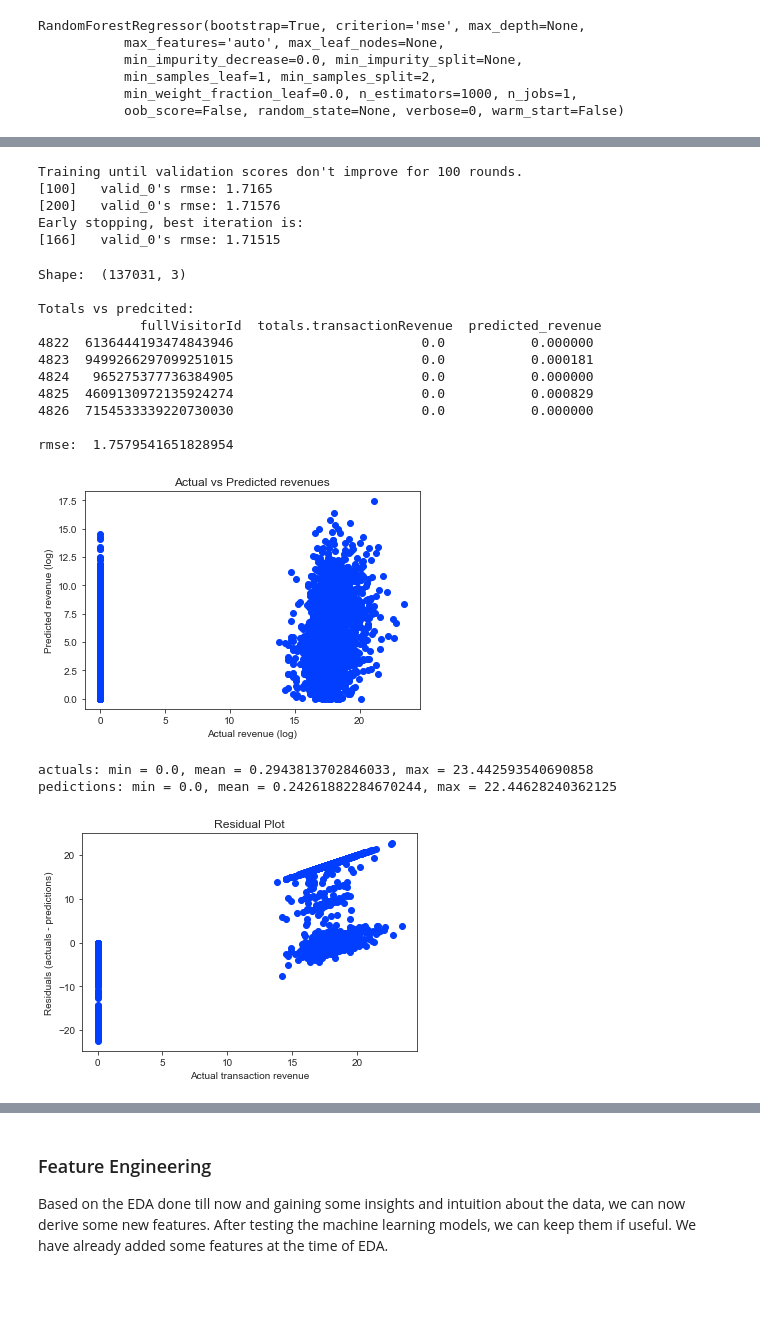
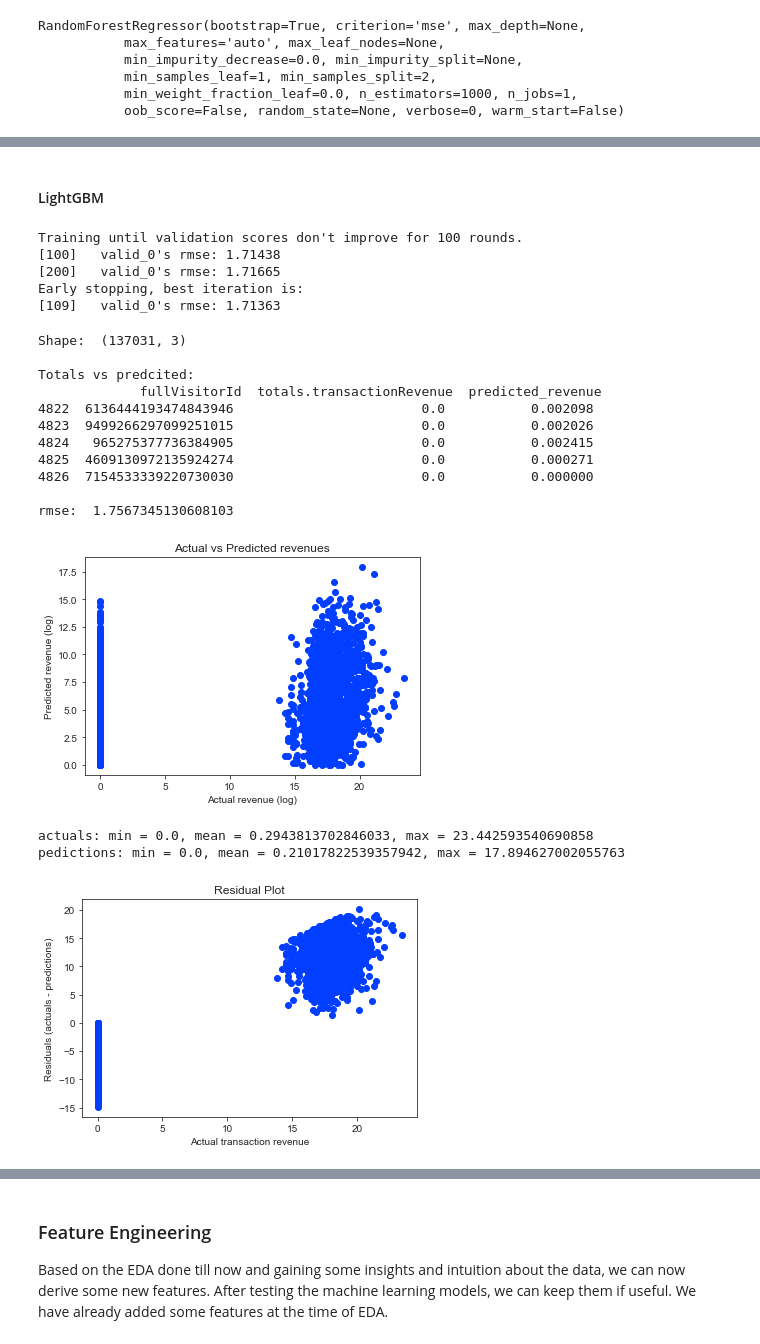
Before and after one commit to NehaJain18/DataScience, a Jupyter notebook: Capstone_Second/ml-modeling/FeatureEngineering_Modeling.ipynb, the cells around one changed output, grey strips where cells are left out. Drawn from its saved outputs; the diff is of its cells as text; code cells hidden in the pictures; blank space fills up the shorter version.

```diff
--- a/Capstone_Second/ml-modeling/FeatureEngineering_Modeling.ipynb
+++ b/Capstone_Second/ml-modeling/FeatureEngineering_Modeling.ipynb
@@ -513,7 +617,8 @@ RandomForestRegressor(bootstrap=True, criterion='mse', max_depth=None,
            min_weight_fraction_leaf=0.0, n_estimators=1000, n_jobs=1,
            oob_score=False, random_state=None, verbose=0, warm_start=False)
 # %%
-rf_acts, rf_preds = evaluate_model(rf.predict(X_basic_test), y_basic_test, X_basic_test, train_df)
+rmse,_,_ = evaluate_model(rf.predict(X_basic_test), y_basic_test, X_basic_test, train_df)
+results_dict["Random Forest"] = (rmse, "Random Forest with only 10K training rows")
 # %% [output]
 Shape:  (137031, 3)
 
@@ -546,5 +660,5 @@ xgb = xgb.XGBRegressor(
 # %%
-xgb.fit(X_basic_train[0:10000],y_basic_train[0:10000],eval_metric='rmse')
+xgb_reg.fit(X_basic_train[0:10000],y_basic_train[0:10000],eval_metric='rmse')
 # %% [output]
 XGBRegressor(base_score=0.5, booster='gbtree', colsample_bylevel=1,
        colsample_bytree=0.8, gamma=0, learning_rate=0.1, max_delta_step=0,
@@ -572,0 +669,3 @@ pedictions: min = 0.0, mean = 0.24261882284670244, max = 22.44628240362125
+# %%
+rmse,_,_ = evaluate_model(xgb_reg.predict(X_basic_test), y_basic_test, X_basic_test, train_df)
+results_dict["XGB"] = (rmse, "XGBoost Regressor with only 10K training rows. Params are (learning_rate=0.1, n_estimators=1000, max_depth=5, min_child_weight=1, gamma=0, subsample=0.8, colsample_bytree=0.8, objective='reg:linear', nthread=4, scale_pos_weight=1, seed=19)")
@@ -573,3 +688,5 @@ pedictions: min = 0.0, mean = 0.24261882284670244, max = 22.44628240362125
+# %% [markdown]
+#### LightGBM
 # %%
 # custom function to run light gbm model
 # might try with a different validation set, not doing because we have extra test set file for submission
@@ -577,19 +694,19 @@ def run_lgb(train_X, train_y, val_X, val_y):
     params = {
         "objective" : "regression",
         "metric" : "rmse",
-        "num_leaves" : 30,
-        "min_child_samples" : 100,
-        "learning_rate" : 0.1,
-        "bagging_fraction" : 0.7,
-        "feature_fraction" : 0.5,
-        "bagging_frequency" : 5,
-        "bagging_seed" : 2018,
+#         "num_leaves" : 30,
+#         "min_child_samples" : 100,
+#         "learning_rate" : 0.1,
+#         "bagging_fraction" : 0.7,
+#         "feature_fraction" : 0.5,
+#         "bagging_frequency" : 5,
+#         "bagging_seed" : 2018,
         "verbosity" : -1
     }
 
     lgtrain = lgb.Dataset(train_X, label=train_y)
     lgval = lgb.Dataset(val_X, label=val_y)
-    model = lgb.train(params, lgtrain, 1000, valid_sets=[lgval], early_stopping_rounds=100, verbose_eval=100)
+    model = lgb.train(params, lgtrain, 10000, valid_sets=[lgval], early_stopping_rounds=100, verbose_eval=100)
 
     pred_val_y = model.predict(val_X, num_iteration=model.best_iteration)
     return model, pred_val_y
@@ -598,28 +715,29 @@ def run_lgb(train_X, train_y, val_X, val_y):
 lgb_model, pred_val_lgb = run_lgb(X_basic_train, y_basic_train, X_basic_test, y_basic_test)
 # %% [output]
 Training until validation scores don't improve for 100 rounds.
-[100]   valid_0's rmse: 1.7165
-[200]   valid_0's rmse: 1.71576
+[100]   valid_0's rmse: 1.71438
+[200]   valid_0's rmse: 1.71665
 Early stopping, best iteration is:
-[166]   valid_0's rmse: 1.71515
+[109]   valid_0's rmse: 1.71363
 # %%
-lgb_acts, lgb_preds = evaluate_model(pred_val_lgb, y_basic_test, X_basic_test, train_df)
+rmse, lgb_acts, lgb_preds = evaluate_model(pred_val_lgb, y_basic_test, X_basic_test, train_df)
+results_dict["LightGBM"] = (rmse, 'LightGBM with basic features and default params')
 # %% [output]
 Shape:  (137031, 3)
 
 Totals vs predcited:
              fullVisitorId  totals.transactionRevenue  predicted_revenue
-4822  6136444193474843946                        0.0           0.000000
-4823  9499266297099251015                        0.0           0.000181
-4824   965275377736384905                        0.0           0.000000
-4825  4609130972135924274                        0.0           0.000829
+4822  6136444193474843946                        0.0           0.002098
+4823  9499266297099251015                        0.0           0.002026
+4824   965275377736384905                        0.0           0.002415
+4825  4609130972135924274                        0.0           0.000271
 4826  7154533339220730030                        0.0           0.000000
 
-rmse:  1.7579541651828954
+rmse:  1.7567345130608103
-[figure, old version]
+[figure, new version]
 actuals: min = 0.0, mean = 0.2943813702846033, max = 23.442593540690858
-pedictions: min = 0.0, mean = 0.24261882284670244, max = 22.44628240362125
+pedictions: min = 0.0, mean = 0.21017822539357942, max = 17.894627002055763
-[figure, old version]
+[figure, new version]
 # %%
 fig, ax = plt.subplots(figsize=(12,18))
 lgb.plot_importance(lgb_model, max_num_features=50, height=0.8, ax=ax)
```
Also changed, not shown: parts of 114 cells of this notebook, 12 other files.
